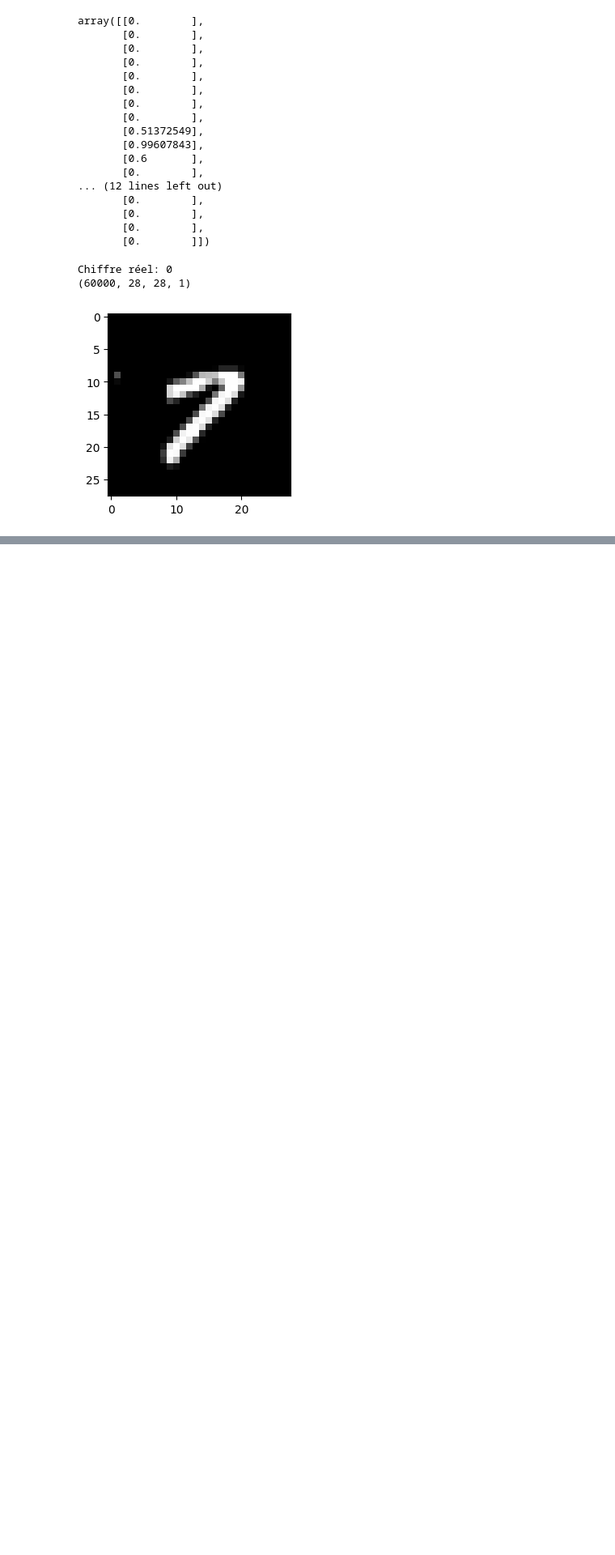
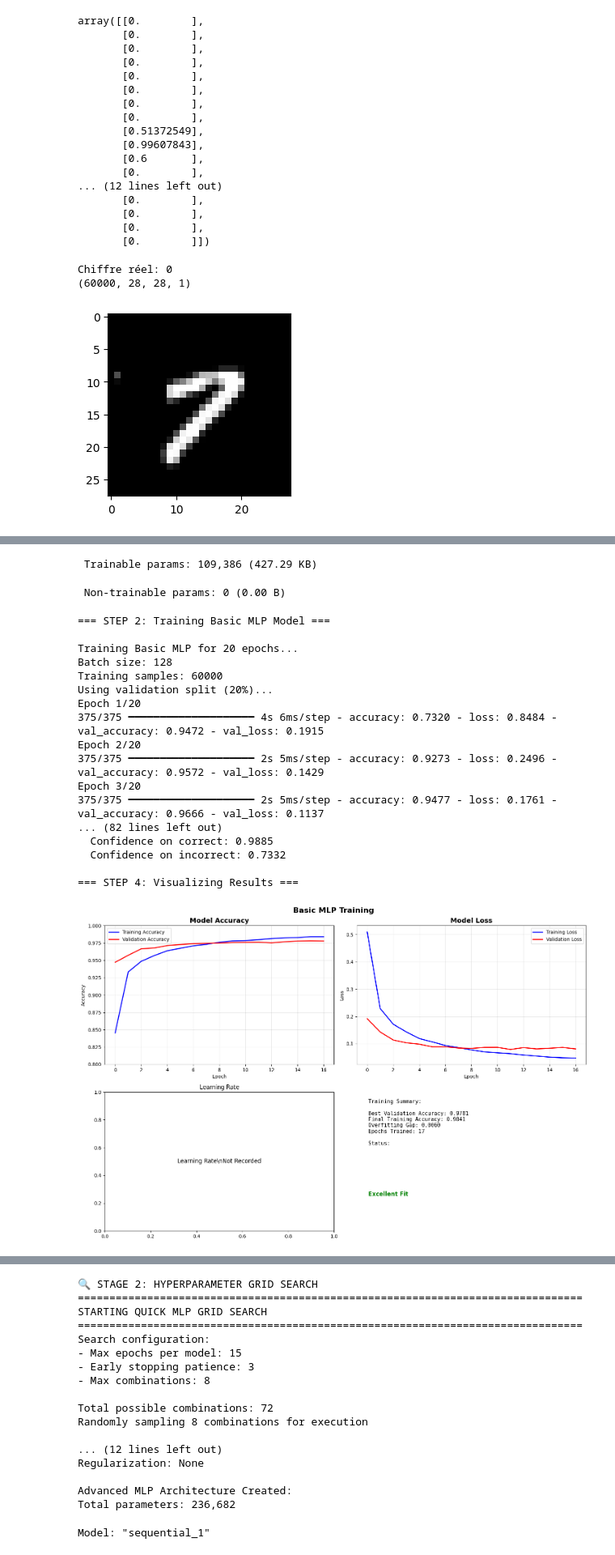
Before and after one commit to Feinst69/digits-classification, a Jupyter notebook: main_notebook.ipynb, the cells around one changed output, grey strips where cells are left out. Shown at 81% size. Drawn from its saved outputs; the diff is of its cells as text; code cells hidden in the pictures; blank space fills up the shorter version.

```diff
--- a/main_notebook.ipynb
+++ b/main_notebook.ipynb
@@ -498,0 +1692,16 @@ Chiffre réel: 0
+# %%
+# Add the src directory to Python path
+src_path = os.path.join(os.getcwd(), 'src')
+if src_path not in sys.path:
+    sys.path.append(src_path)
+
+# Now import normally
+from mlp_main import run_complete_mlp_workflow
+
+# Workflow complet automatisé (15-20 minutes)
+complete_results = run_complete_mlp_workflow(
+    X_train, y_cat_train, X_test, y_cat_test,
+    search_type='quick',  # ou 'medium', 'extensive'
+    final_epochs=100
+)
+# %% [output]
@@ -498,0 +1742,20 @@ Chiffre réel: 0
+ Trainable params: 109,386 (427.29 KB)
+ Non-trainable params: 0 (0.00 B)
+=== STEP 2: Training Basic MLP Model ===
+
+Training Basic MLP for 20 epochs...
+Batch size: 128
+Training samples: 60000
+Using validation split (20%)...
+Epoch 1/20
+375/375 ━━━━━━━━━━━━━━━━━━━━ 4s 6ms/step - accuracy: 0.7320 - loss: 0.8484 - val_accuracy: 0.9472 - val_loss: 0.1915
+Epoch 2/20
+375/375 ━━━━━━━━━━━━━━━━━━━━ 2s 5ms/step - accuracy: 0.9273 - loss: 0.2496 - val_accuracy: 0.9572 - val_loss: 0.1429
+Epoch 3/20
+375/375 ━━━━━━━━━━━━━━━━━━━━ 2s 5ms/step - accuracy: 0.9477 - loss: 0.1761 - val_accuracy: 0.9666 - val_loss: 0.1137
+... (82 lines left out)
+  Confidence on correct: 0.9885
+  Confidence on incorrect: 0.7332
+
+=== STEP 4: Visualizing Results ===
+[figure, added]
@@ -498,0 +1763,18 @@ Chiffre réel: 0
+🔍 STAGE 2: HYPERPARAMETER GRID SEARCH
+================================================================================
+STARTING QUICK MLP GRID SEARCH
+================================================================================
+Search configuration:
+- Max epochs per model: 15
+- Early stopping patience: 3
+- Max combinations: 8
+
+Total possible combinations: 72
+Randomly sampling 8 combinations for execution
+
+... (12 lines left out)
+Regularization: None
+
+Advanced MLP Architecture Created:
+Total parameters: 236,682
+Model: "sequential_1"
```
Also changed, not shown: parts of 19 cells of this notebook, 6 other files.
